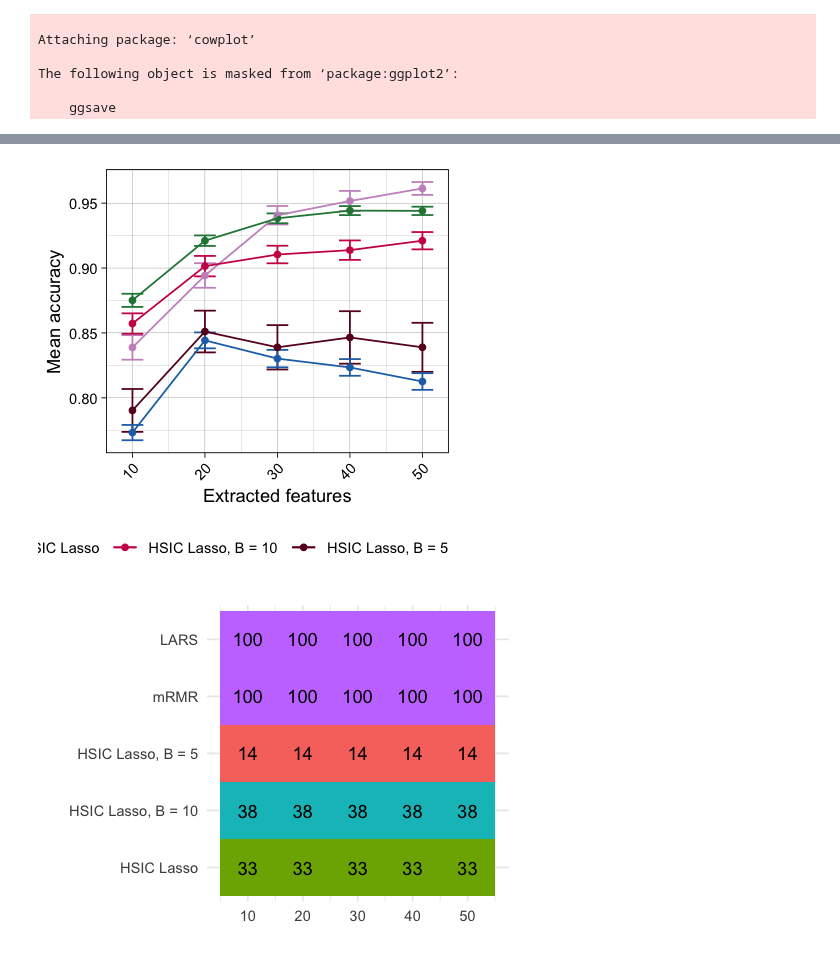
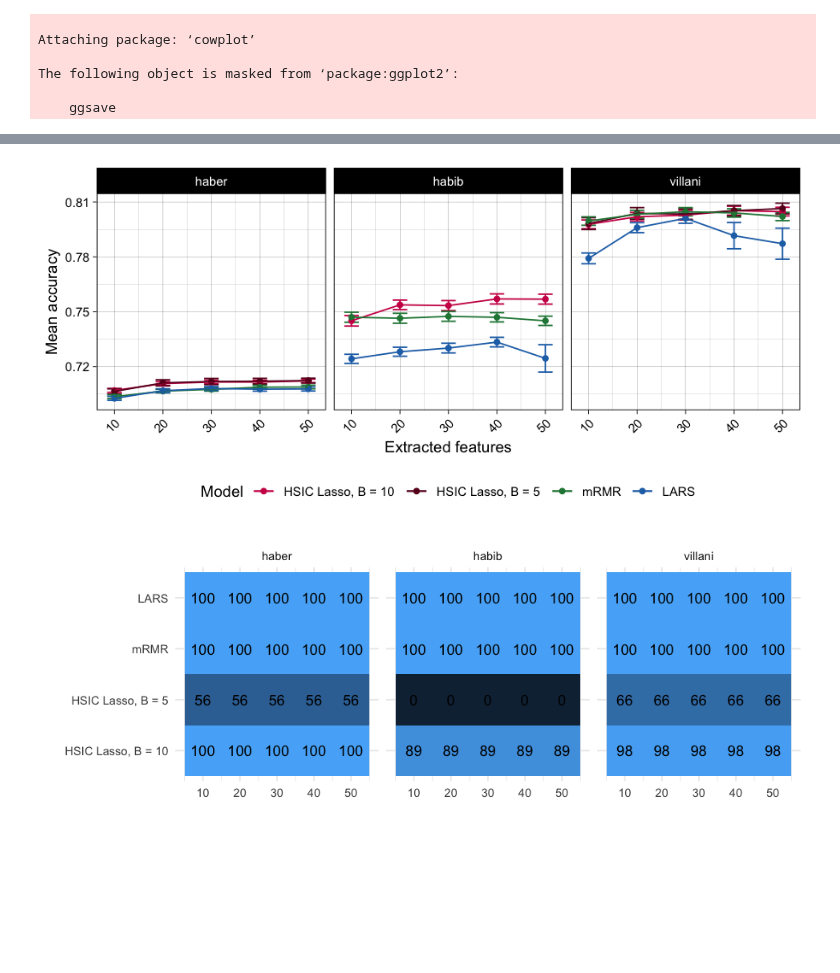
Before and after one commit to hclimente/nori, a Jupyter notebook: doc/single_cell.ipynb, the cells around one changed output, grey strips where cells are left out. Drawn from its saved outputs; the diff is of its cells as text; code cells hidden in the pictures; blank space fills up the shorter version.

Commit message:
updated single cell analysis with three datasets

```diff
--- a/doc/single_cell.ipynb
+++ b/doc/single_cell.ipynb
@@ -13,11 +13,9 @@ methods <- c('HSIC Lasso', 'HSIC Lasso, B = 50',
 samples <-  c('100 samples', '1000 samples', '10000 samples')
 feats <-  c('1000 features', '2500 features', '5000 features', '10000 features')
 
-summarize_benchmark <- function(x) {
+summarize_benchmark <- function(label) {
 
-    label <- strsplit(x, '/') %>% unlist %>% .[4] %>% gsub('_prediction.tsv', '', .)
-
-    read_tsv(x, col_types = 'ciid') %>%
+    read_tsv(paste0('../results/single_cell/', label, '_prediction.tsv'), col_types = 'ciid') %>%
         mutate(model = gsub('HSIC_lasso', 'HSIC Lasso', model),
                model = gsub('-B=0', '', model),
                model = gsub('-B=', ', B = ', model),
@@ -51,5 +47,11 @@ sc <- summarize_benchmark('../results/single_cell/normalized_expression_predicti
+# %%
+haber <- summarize_benchmark('haber')
+habib <- summarize_benchmark('habib')
+villani <- summarize_benchmark('villani')
+
+sc <- bind_rows(haber, habib, villani)
 # %%
-options(repr.plot.width=3.5, repr.plot.height=3.5)
+options(repr.plot.width=7.5, repr.plot.height=3.5)
 ggplot(sc, aes(x = selected, y = accuracy, color = model)) +
     geom_errorbar(aes(ymin = accuracy - sem, ymax = accuracy + sem), width = 3) +
     geom_point() +
@@ -58,5 +60,6 @@ ggplot(sc, aes(x = selected, y = accuracy, color = model)) +
     theme(legend.position = 'bottom',
           axis.text.x = element_text(angle = 45, hjust = 1)) +
     labs(x = 'Extracted features', y = 'Mean accuracy', color = 'Model') +
-    scale_color_manual(values = palette)
+    scale_color_manual(values = palette) +
+    facet_grid(. ~ label)
 # %% [output]
@@ -63,12 +69,13 @@ ggplot(sc, aes(x = selected, y = accuracy, color = model)) +
-[figure, old version]
+[figure, new version]
 # %%
-options(repr.plot.width=4, repr.plot.height=3)
-ggplot(sc, aes(x = model, y = selected, fill = as.factor(ended), label = ended)) +
+options(repr.plot.width=8, repr.plot.height=3)
+ggplot(sc, aes(x = model, y = selected, fill = ended, label = ended)) +
     geom_tile() +
     geom_text() +
     theme_minimal() +
     theme(legend.position = 'none') +
     labs(x = '', y = '') +
-    coord_flip()
+    coord_flip() +
+    facet_grid(. ~ label)
 # %% [output]
-[figure, old version]
+[figure, new version]
```
Also changed, not shown: parts of 2 cells of this notebook.
